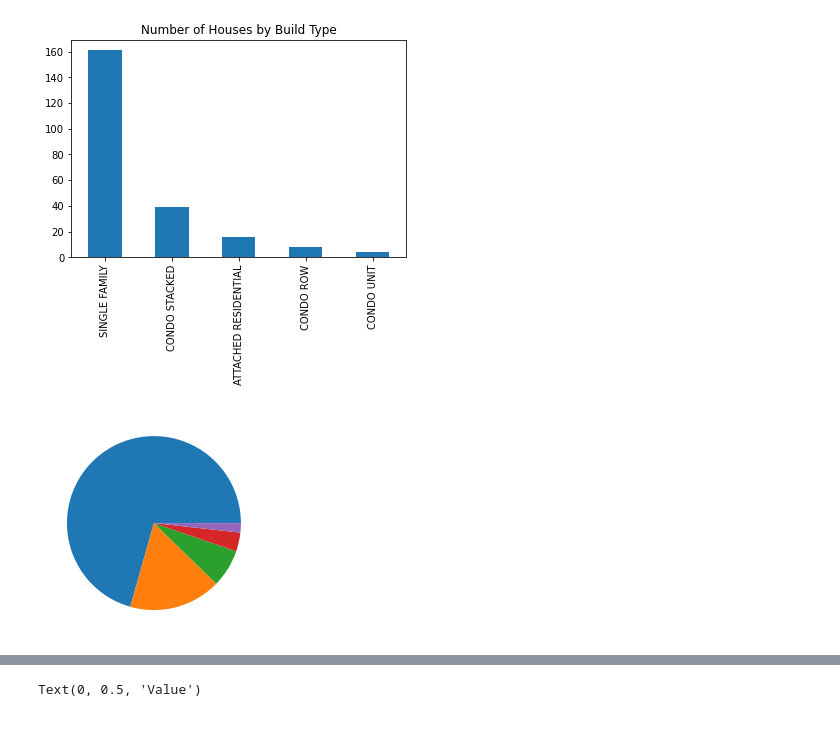
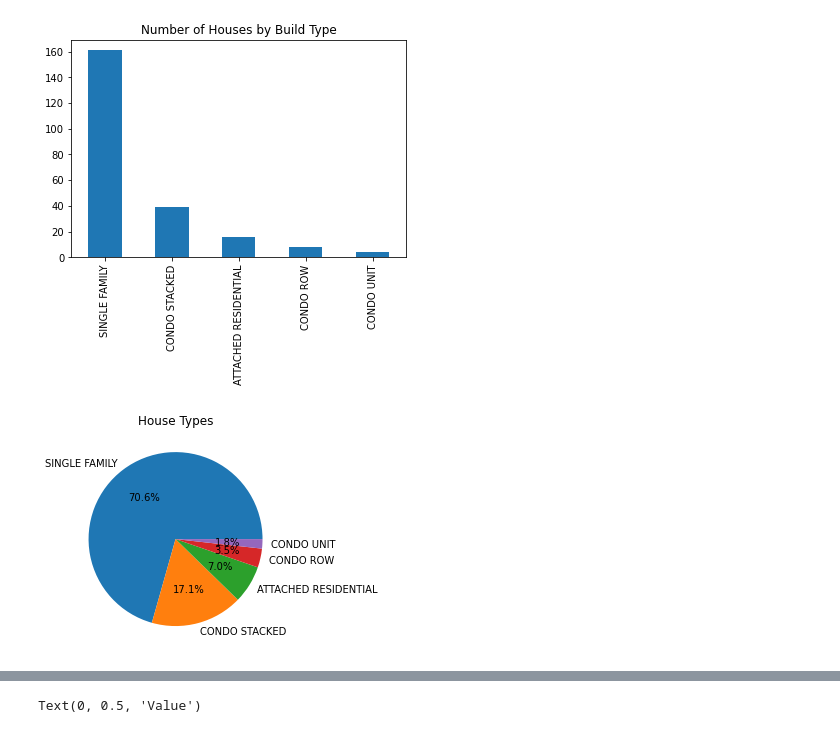
Before and after one commit to ajwu100/GROUP-9-PROJECT-1, a Jupyter notebook: house_attributes.ipynb, the cells around one changed output, grey strips where cells are left out. Saved outputs shown, nothing was run; the diff lists cells and outputs as text; code cells hidden in the pictures.

```diff
--- a/house_attributes.ipynb
+++ b/house_attributes.ipynb
@@ -97,7 +99,10 @@ plt.savefig("houses by build type")
 [figure]
 # %%
 # # house_type_df.rename(columns={"TypeOfResidence": "# of Homes"})
-plt.pie(house_type)
-plt.show()
+labels=house_type_df["TypeOfResidence"].index
+plt.pie(house_type, labels=labels, autopct="%1.1f%%")
+plt.title("House Types")
+plt.tight_layout
+plt.savefig("house type pie chart")
 # %% [output]
-[figure, old version]
+[figure, new version]
```
Also changed, not shown: parts of 11 cells of this notebook, 1 other file.
